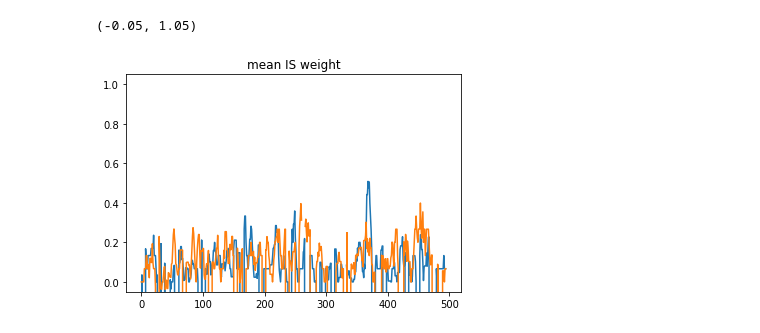
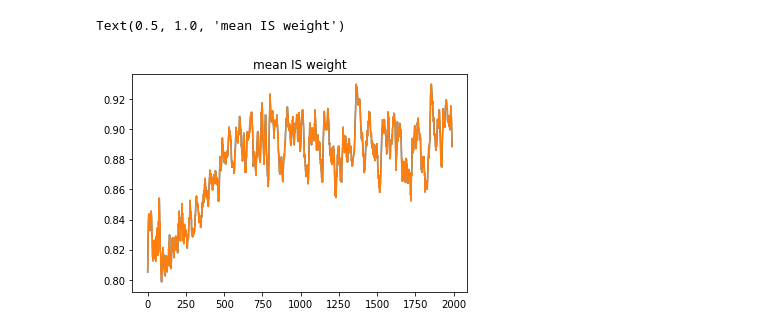
Before and after one commit to andrebeu/obs-learning, a Jupyter notebook: main.ipynb, the cells around one changed output. Cells and saved outputs as stored; diff of their text form; code cells hidden in the pictures.

Commit message:
curves showing mIS weight between learner and expert increase over training

```diff
--- a/main.ipynb
+++ b/main.ipynb
@@ -36,12 +36,12 @@ def experiment(nseeds,neps,kw={},expert_flag=True,expert_trials=None):
     learner = ACAgent(**kw)
     task = Task(task_name='CartPole-v1',max_ep_len=50)
     for e in range(neps):
-      if expert_flag & (e>expert_trials[0]) & (e<expert_trials[1]):
+      if expert_flag & (e>=expert_trials[0]) & (e<expert_trials[1]):
         actor = expert
       else:
         actor = learner
       # sample traj
-      traj = task.play_ep(pi=actor.act)
+      traj = task.play_ep(pi=learner.act) #####
       expD = unpack_expL(traj)
       ## compute IS
       # behavior pi
@@ -50,10 +50,16 @@ def experiment(nseeds,neps,kw={},expert_flag=True,expert_trials=None):
       # learner pi
       _vh,piact = learner.forward(expD['state'])
       pi_a_s = piact.softmax(-1)
+      ## IS WEIGHT
       is_weight = pi_a_s/mu_a_s
-      is_weight = tr.min(tr.Tensor(1),is_weight)
-      expD['is'] = is_weight.mean(1)
-      # update
+#       print(is_weight)
+      is_weight = tr.max(tr.tensor(0),tr.min(tr.tensor(1),is_weight))
+#       print(is_weight)
+      is_weight = tr.gather(is_weight,1,tr.tensor(expD['action']).unsqueeze(1))
+#       print(is_weight.shape,is_weight)
+#       assert False
+#       expD['is'] = is_weight.squeeze()
+      ## update
       learner.update(expD)
       ## eval
       traj_ev = task.play_ep(pi=learner.act)
@@ -67,21 +73,20 @@ def experiment(nseeds,neps,kw={},expert_flag=True,expert_trials=None):
       data[3,s,e] = is_weight.prod()
   return metric,data
 # %%
-ns,ne = 1,600
+ns,ne = 2,2000
 
 print('x1')
-expert_trials = (200,300)
-metricE1,dataE1 = experiment(ns,ne,
-                             kw={'TDupdate':True,'learnrate':0.001,'stsize':35},
+expert_trials = (0,ne)
+metricE1,dataE1 = experiment(ns,ne,kw={'TDupdate':False,'learnrate':0.001,'stsize':35},
                              expert_flag=True,
                              expert_trials=expert_trials
                             )
 
-print('x2')
-expert_trials = (400,500)
-metricE0,dataE0 = experiment(ns,ne,kw={'TDupdate':True,'learnrate':0.001,'stsize':35},
-                            expert_flag=True,
-                            expert_trials=expert_trials
-                            )
+# print('x2')
+# expert_trials = (1900,2100)
+# metricE0,dataE0 = experiment(ns,ne,kw={'TDupdate':False,'learnrate':0.001,'stsize':35},
+#                             expert_flag=True,
+#                             expert_trials=expert_trials
+#                             )
 # %% [output]
 x1
@@ -89,5 +93,7 @@ x2
+# %%
+metricE0,dataE0 = metricE1,dataE1
 # %%
-w = 5
+w = 10
 movavg = lambda X: np.mean([X[i:i+w] for i in range(len(X)-w)],1)
 # %%
 for metric in [metricE1,metricE0]:
@@ -115,10 +127,10 @@ Text(0.5, 1.0, 'value estimate error')
 # %%
 for data in [dataE1,dataE0]:
   M = data[2].mean(0)
   M = movavg(M)
   plt.plot(M)
 plt.title('mean IS weight')
-plt.ylim(-0.05,1.05)
+# plt.ylim(-0.05,1.05)
 # %% [output]
-(-0.05, 1.05)
+Text(0.5, 1.0, 'mean IS weight')
-[figure, old version]
+[figure, new version]
```
Also changed, not shown: parts of 8 cells of this notebook, 19 other files.
